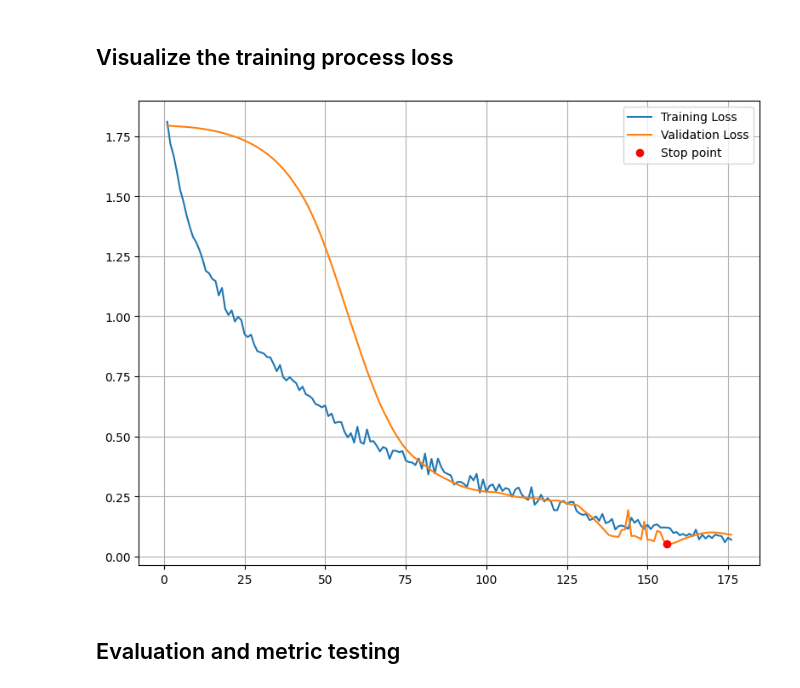
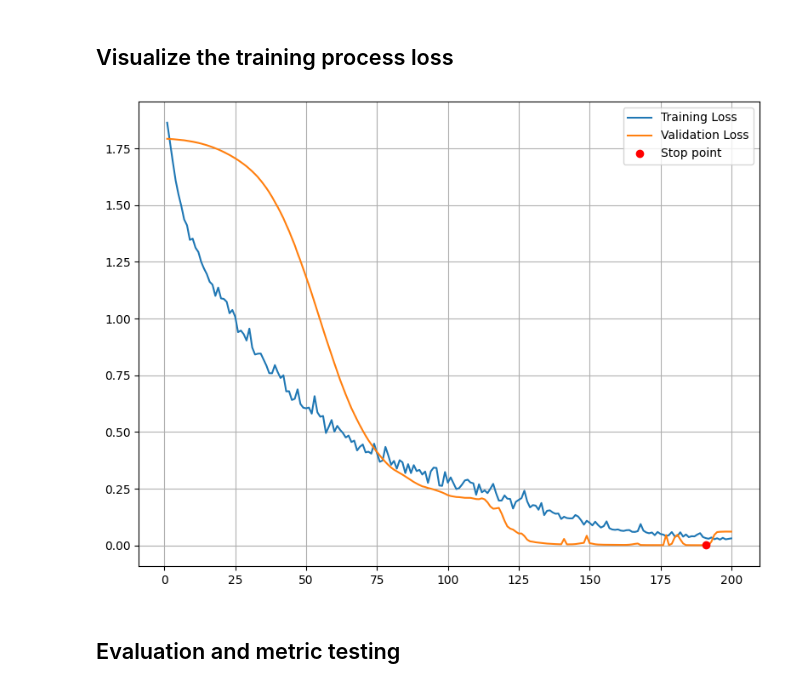
Before and after one commit to Tyern/acttivity_recognition, a Jupyter notebook: notebooks/LSTM_model.ipynb, the cells around one changed output. Cells and saved outputs as stored; diff of their text form; code cells hidden in the pictures.

```diff
--- a/notebooks/LSTM_model.ipynb
+++ b/notebooks/LSTM_model.ipynb
@@ -716,10 +737,10 @@ def visualize_loss_graph(one_fold_data,  title="Loss graph"):
 
     plt.tight_layout()
 # %%
-one_fold_data = loss_all_folds[0]
+one_fold_data = loss_all_folds[4]
 visualize_loss_graph(one_fold_data, title="Loss graph for first fold")
 # %% [output]
-[figure, old version]
+[figure, new version]
 # %% [markdown]
 ## Evaluation and metric testing
 # %%
```
Also changed, not shown: parts of 5 cells of this notebook, 1 other file.
